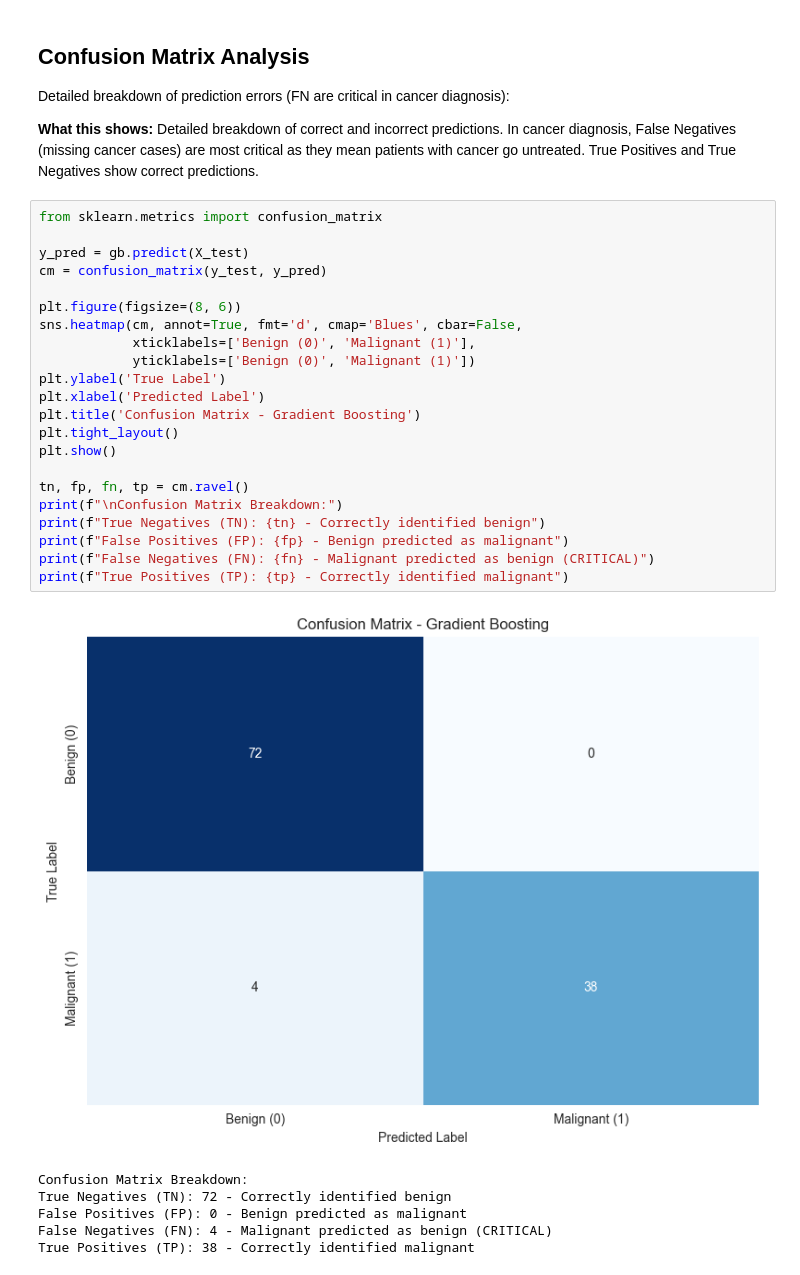
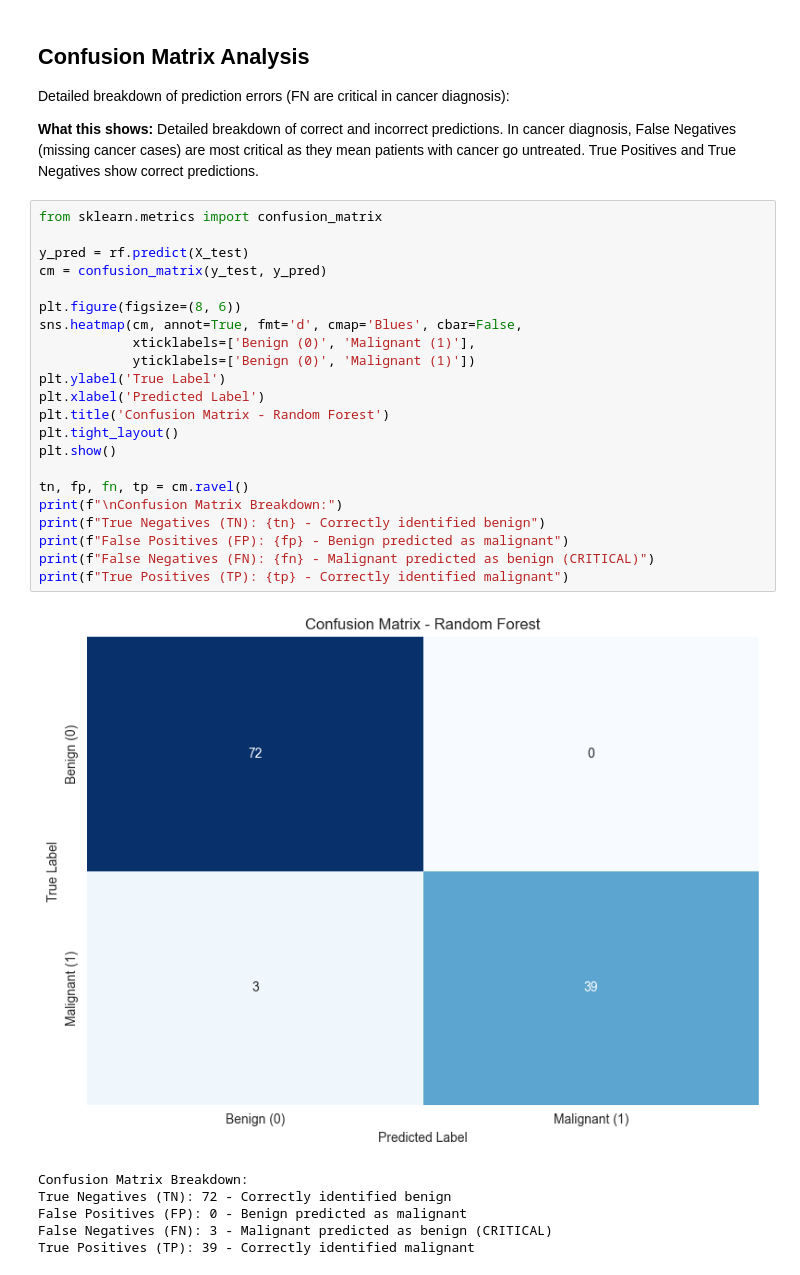
Before and after one commit to Seifamrebeid/Ai-Project, a Jupyter notebook: code/breastCancerML.ipynb, the cells around one changed output. Drawn from its saved outputs; the diff is of its cells as text.

```diff
--- a/code/breastCancerML.ipynb
+++ b/code/breastCancerML.ipynb
@@ -1026,32 +819,32 @@ Detailed breakdown of prediction errors (FN are critical in cancer diagnosis):
 # %%
 from sklearn.metrics import confusion_matrix
 
-y_pred = gb.predict(X_test)
+y_pred = rf.predict(X_test)
 cm = confusion_matrix(y_test, y_pred)
 
 plt.figure(figsize=(8, 6))
 sns.heatmap(cm, annot=True, fmt='d', cmap='Blues', cbar=False,
             xticklabels=['Benign (0)', 'Malignant (1)'],
             yticklabels=['Benign (0)', 'Malignant (1)'])
 plt.ylabel('True Label')
 plt.xlabel('Predicted Label')
-plt.title('Confusion Matrix - Gradient Boosting')
+plt.title('Confusion Matrix - Random Forest')
 plt.tight_layout()
 plt.show()
 
 tn, fp, fn, tp = cm.ravel()
 print(f"\nConfusion Matrix Breakdown:")
 print(f"True Negatives (TN): {tn} - Correctly identified benign")
 print(f"False Positives (FP): {fp} - Benign predicted as malignant")
 print(f"False Negatives (FN): {fn} - Malignant predicted as benign (CRITICAL)")
 print(f"True Positives (TP): {tp} - Correctly identified malignant")
 # %% [output]
-[figure, old version]
+[figure, new version]
 Confusion Matrix Breakdown:
 True Negatives (TN): 72 - Correctly identified benign
 False Positives (FP): 0 - Benign predicted as malignant
-False Negatives (FN): 4 - Malignant predicted as benign (CRITICAL)
-True Positives (TP): 38 - Correctly identified malignant
+False Negatives (FN): 3 - Malignant predicted as benign (CRITICAL)
+True Positives (TP): 39 - Correctly identified malignant
 # %% [markdown]
 ## Final Performance Summary
 
```
Also changed, not shown: parts of 32 cells of this notebook.
